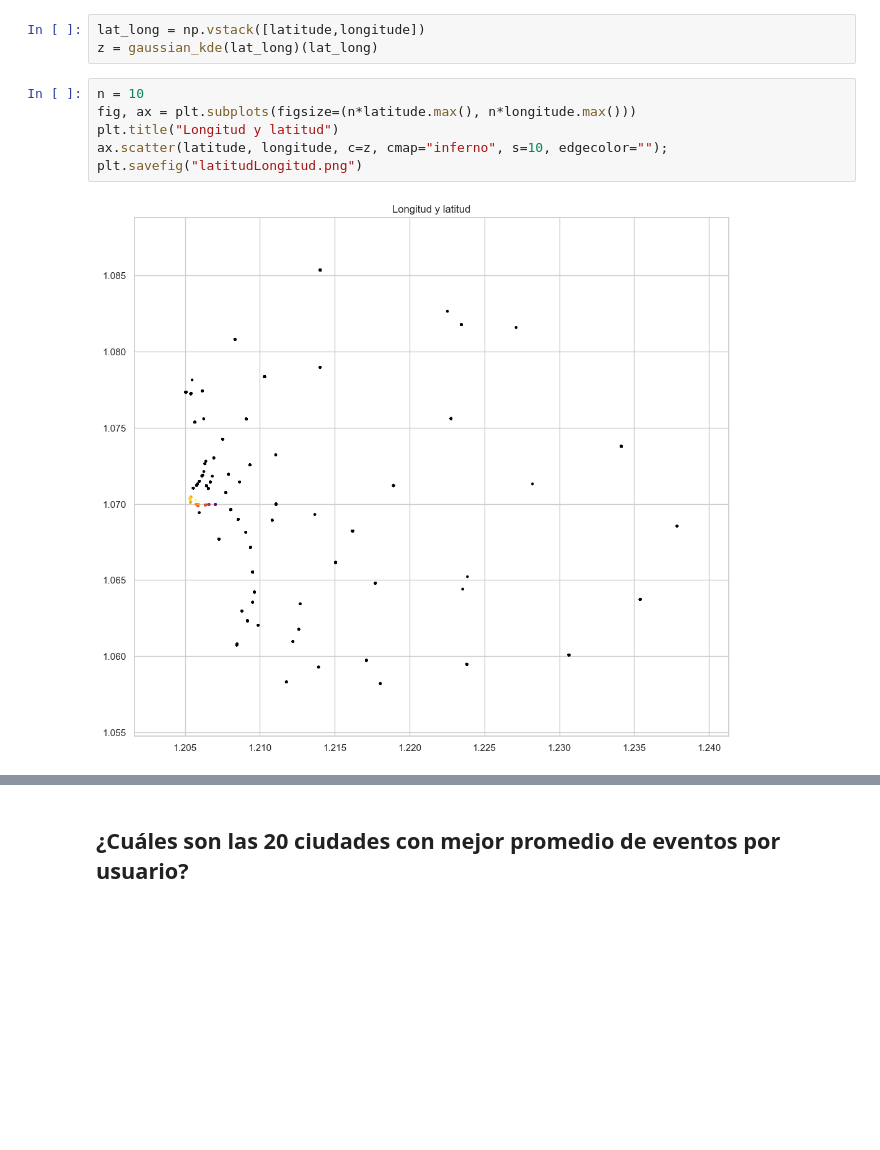
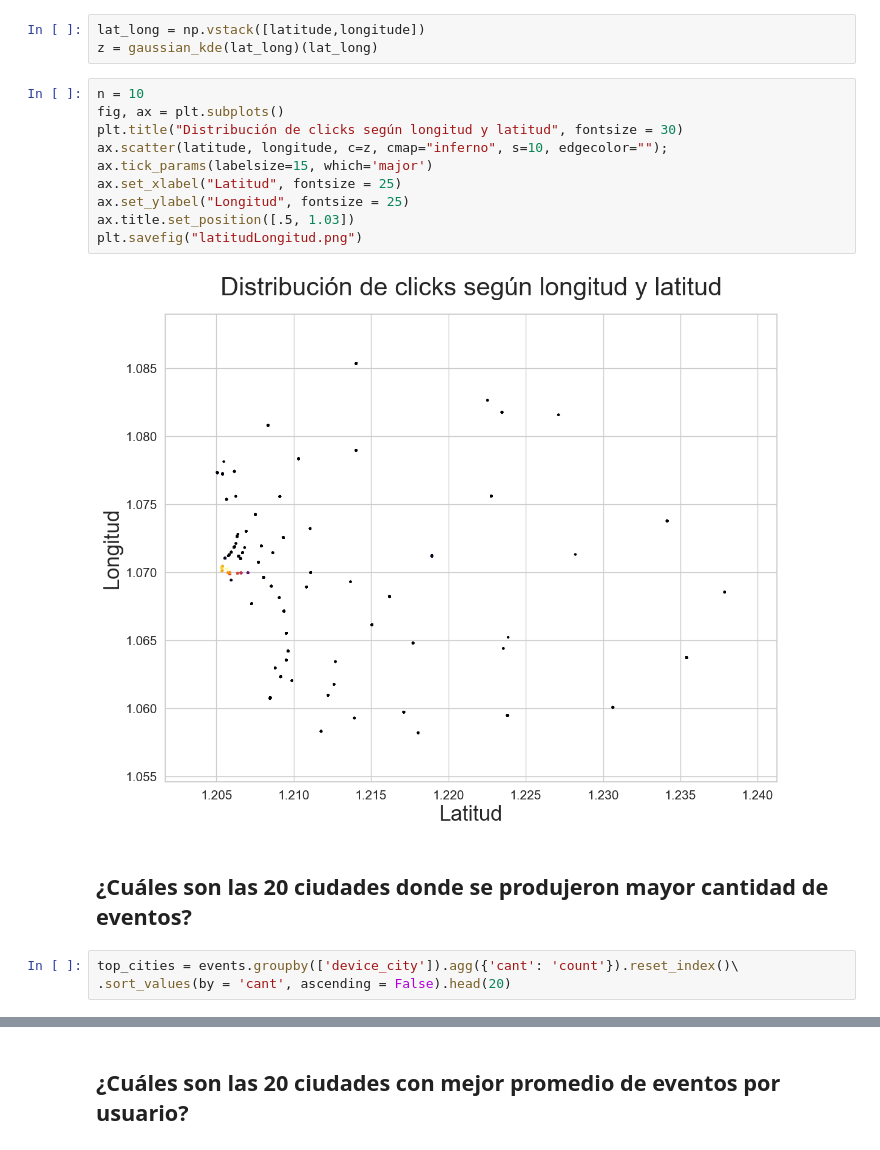
Before and after one commit to AlejandroKler/Datanesa, a Jupyter notebook: Analisis_geografico.ipynb, the cells around one changed output, grey strips where cells are left out. Saved outputs shown, nothing was run; the diff lists cells and outputs as text; blank space fills up the shorter version.

```diff
--- a/Analisis_geografico.ipynb
+++ b/Analisis_geografico.ipynb
@@ -38,9 +38,18 @@ lat_long = np.vstack([latitude,longitude])
 z = gaussian_kde(lat_long)(lat_long)
 # %%
 n = 10
-fig, ax = plt.subplots(figsize=(n*latitude.max(), n*longitude.max()))
-plt.title("Longitud y latitud")
+fig, ax = plt.subplots()
+plt.title("Distribución de clicks según longitud y latitud", fontsize = 30)
 ax.scatter(latitude, longitude, c=z, cmap="inferno", s=10, edgecolor="");
+ax.tick_params(labelsize=15, which='major')
+ax.set_xlabel("Latitud", fontsize = 25)
+ax.set_ylabel("Longitud", fontsize = 25)
+ax.title.set_position([.5, 1.03])
 plt.savefig("latitudLongitud.png")
 # %% [output]
-[figure, old version]
+[figure, new version]
+# %% [markdown]
+## ¿Cuáles son las 20 ciudades donde se produjeron mayor cantidad de eventos?
+# %%
+top_cities = events.groupby(['device_city']).agg({'cant': 'count'}).reset_index()\
+.sort_values(by = 'cant', ascending = False).head(20)
```
Also changed, not shown: parts of 6 cells of this notebook, 1 other file.
